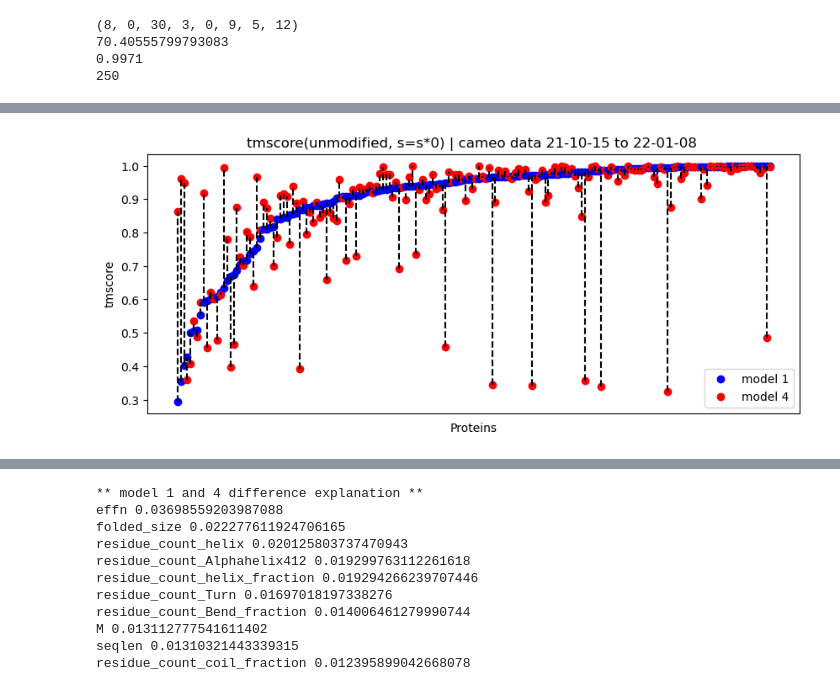
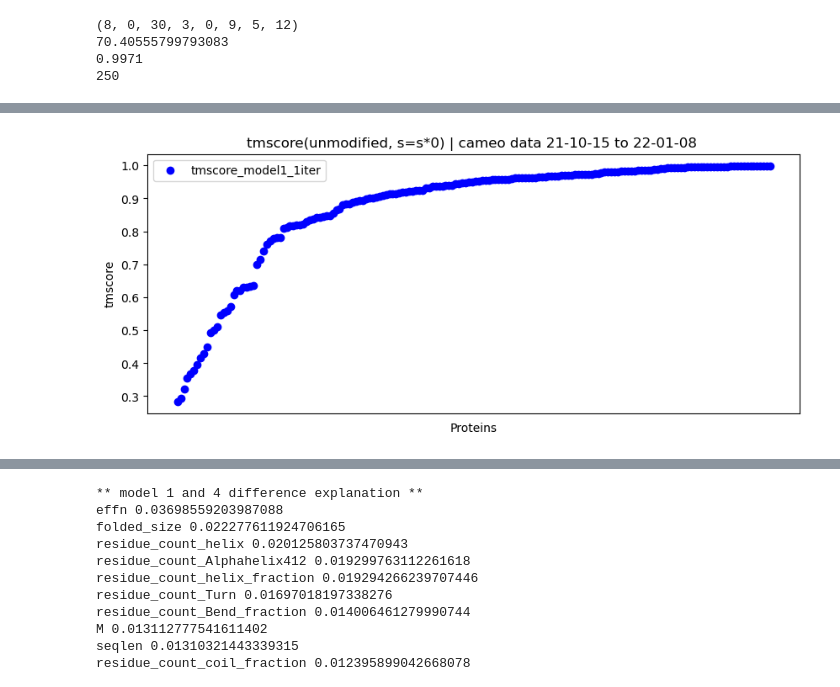
Before and after one commit to MichaelTrumbull/openfold-mt, a Jupyter notebook: personal-nbs/cameo_data_s0.ipynb, the cells around one changed output, grey strips where cells are left out. Drawn from its saved outputs; the diff is of its cells as text; code cells hidden in the pictures.

Commit message:
clean plots

```diff
--- a/personal-nbs/cameo_data_s0.ipynb
+++ b/personal-nbs/cameo_data_s0.ipynb
@@ -16,6 +16,9 @@ CAMEO_PREDICTION_PATH = "../data/taccruns/predictions-cameo-model1ptm/"
 CAMEO_PREDICTION_PATH_model4 = "../data/taccruns/predictions-cameo-model4ptm/"
 CAMEO_PREDICTION_PATH_ZEROED_SINGLE_REP = "../data/taccruns/predictions-cameo-mod-s0-model1ptm/"
 CAMEO_PREDICTION_PATH_ZEROED_SINGLE_REP_model4 = "../data/taccruns/predictions-cameo-mod-s0-model4ptm/"
+CAMEO_PREDICTION_PATH_1ITER = "../data/taccruns/predictions-cameo-model1ptm-numiter_1/"
+CAMEO_PREDICTION_PATH_1ITER_ZEROED_SINGLE_REP = "../data/taccruns/predictions-cameo-mod-s0-model1ptm-numiter_1/"
+
 DSSP_PATH = "../data/taccruns/DSSP/"
 FASTA_DIR = "../data/taccruns/fasta_dir/"
 # %%
@@ -169,17 +165,0 @@ for w in sorted(protein_tmscore_dict, key=protein_tmscore_dict.get):
-# %%
-print('list tmscore < 0.4')
-print('protein', stats)
-plt.rcParams['figure.figsize'] = [10, 4]
-first_iter = True
-for protein in sorted_protein_tmscore_dict:
-    plt.scatter(protein, cameo_dict[protein]['tmscore'], label='model 1' if first_iter else '', color='blue')
-    first_iter = False
-    if cameo_dict[protein]['tmscore'] < 0.5:
-        print(protein, list(cameo_dict[protein].values()))
-#plt.legend()
-plt.ylabel('tmscore')
-plt.title('tmscore(unmodified, s=s*0) | cameo data 21-10-15 to 22-01-08 ')
-plt.xticks(rotation=90)
-plt.xticks([])
-plt.xlabel('Proteins')
-plt.show()
@@ -194,17 +166,84 @@ protein ['n', 'effn', 'M', 'relent', 'info', 'prelE', 'compkl', 'MSV1', 'MSV2',
 # %%
+main_run = 'tmscore_model1_1iter'
+compare_run = 'tmscore_model1'
+
+####
+# get list of protein names in the order of tmscore differences
+protein_tmscore_dict = {}
+for protein in cameo_dict.keys():
+    protein_tmscore_dict[protein] = cameo_dict[protein][main_run]
+sorted_protein_tmscore_dict = {}
+for w in sorted(protein_tmscore_dict, key=protein_tmscore_dict.get):
+    sorted_protein_tmscore_dict[w] = protein_tmscore_dict[w]
+
+#######
+
 plt.rcParams['figure.figsize'] = [10, 4]
 first_iter = True
 for protein in sorted_protein_tmscore_dict:
-    plt.scatter(protein, cameo_dict[protein]['tmscore'], color='blue', label='model 1' if first_iter else '')
-    plt.scatter(protein, cameo_dict[protein]['tmscore_model4'], color='red', label='model 4' if first_iter else '')
-    plt.vlines(protein, ymin = min([cameo_dict[protein]['tmscore'],cameo_dict[protein]['tmscore_model4']]), ymax = max([cameo_dict[protein]['tmscore'],cameo_dict[protein]['tmscore_model4']]), colors = 'black', linestyle='dashed')
+    #plt.scatter(protein, cameo_dict[protein]['tmscore'], label='model 1' if first_iter else '', color='blue')
+    plt.scatter(protein, cameo_dict[protein][main_run], label=main_run if first_iter else '', color='blue')
+    first_iter = False
+#plt.legend()
+plt.ylabel('tmscore')
+plt.title('tmscore(unmodified, s=s*0) | cameo data 21-10-15 to 22-01-08 ')
+plt.xticks(rotation=90)
+plt.xticks([])
+plt.xlabel('Proteins')
+plt.legend()
+plt.show()
+
+
+####
+
+plt.rcParams['figure.figsize'] = [10, 4]
+first_iter = True
+for protein in sorted_protein_tmscore_dict:
+    plt.scatter(protein, cameo_dict[protein][main_run], color='blue', label=main_run if first_iter else '')
+    plt.scatter(protein, cameo_dict[protein][compare_run], color='red', label=compare_run if first_iter else '')
+    plt.vlines(protein, ymin = min([cameo_dict[protein][main_run],cameo_dict[protein][compare_run]]), ymax = max([cameo_dict[protein][main_run],cameo_dict[protein][compare_run]]), colors = 'black', linestyle='dashed')
     first_iter = False
 plt.legend()
 plt.ylabel('tmscore')
 plt.title('tmscore(unmodified, s=s*0) | cameo data 21-10-15 to 22-01-08 ')
 plt.xticks(rotation=90)
 plt.xticks([])
 plt.xlabel('Proteins')
 plt.show()
+
+
+###
+
+
+# get list of protein names in the order of tmscore differences
+num_model1_greater = 0 # count instances of model 1 generated proteins having a higher TMscore
+t = 0
+protein_diff_dict = {}
+for protein in cameo_dict.keys():
+    protein_diff_dict[protein] = abs(cameo_dict[protein][compare_run] - cameo_dict[protein][main_run])
+    if cameo_dict[protein][main_run] > cameo_dict[protein][compare_run]: num_model1_greater +=1
+    t += 1
+sorted_protein_diff_dict = {}
+for w in sorted(protein_diff_dict, key=protein_diff_dict.get):
+    sorted_protein_diff_dict[w] = protein_diff_dict[w]
+print('{} generated proteins TMScore is greater: {:0.4}% ({}/{})'.format(main_run, (num_model1_greater/t)*100 , num_model1_greater,t))
+
+
+##
+
+first_iter = True
+plt.rcParams['figure.figsize'] = [12, 4]
+for protein in sorted_protein_diff_dict:
+    plt.scatter(protein, cameo_dict[protein][main_run], color='blue', label=main_run if first_iter else '')
+    plt.scatter(protein, cameo_dict[protein][compare_run], color='red', label=compare_run if first_iter else '')
+    first_iter = False
+    plt.vlines(protein, ymin = min([cameo_dict[protein][main_run],cameo_dict[protein][compare_run]]), ymax = max([cameo_dict[protein][main_run],cameo_dict[protein][compare_run]]), colors = 'black', linestyle='dashed')
+plt.legend()
+plt.ylabel('tmscore ')
+plt.title('tmscore(unmodified, modified) | cameo data 21-10-15 to 22-01-08 | sorted by difference ')#| model 1 > model 4 {:0.4} %'.format((num_model1_greater/t)*100))
+#plt.xticks(rotation=90)
+plt.xticks([])
+plt.xlabel('Proteins')
+plt.show()
 # %% [output]
-[figure, old version]
+[figure, new version]
```
Also changed, not shown: parts of 13 cells of this notebook.
